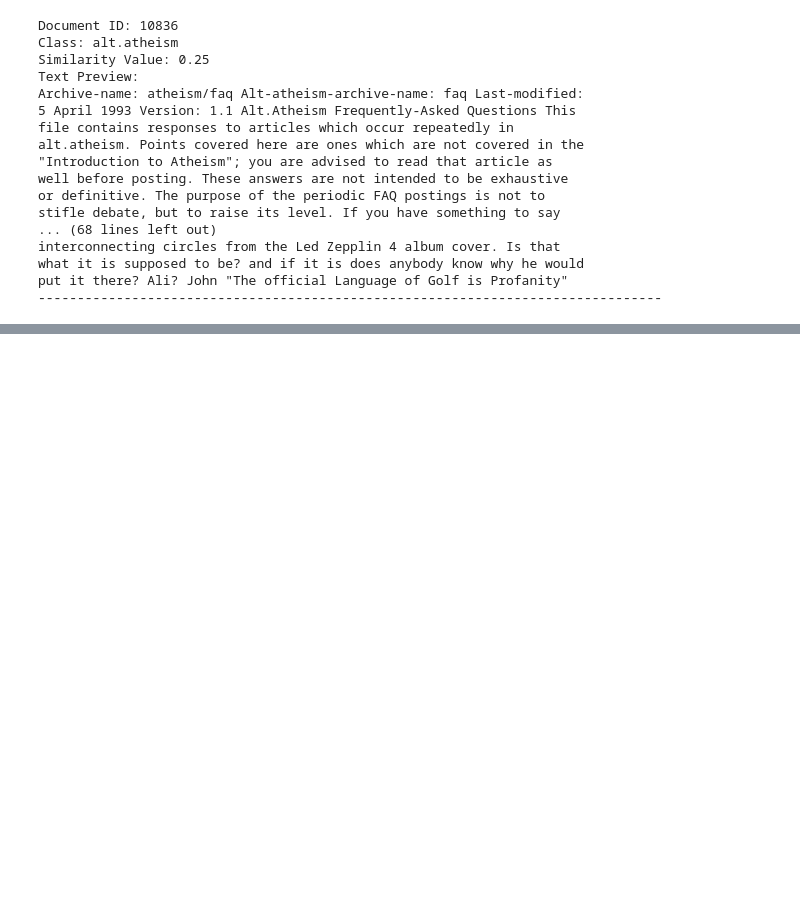
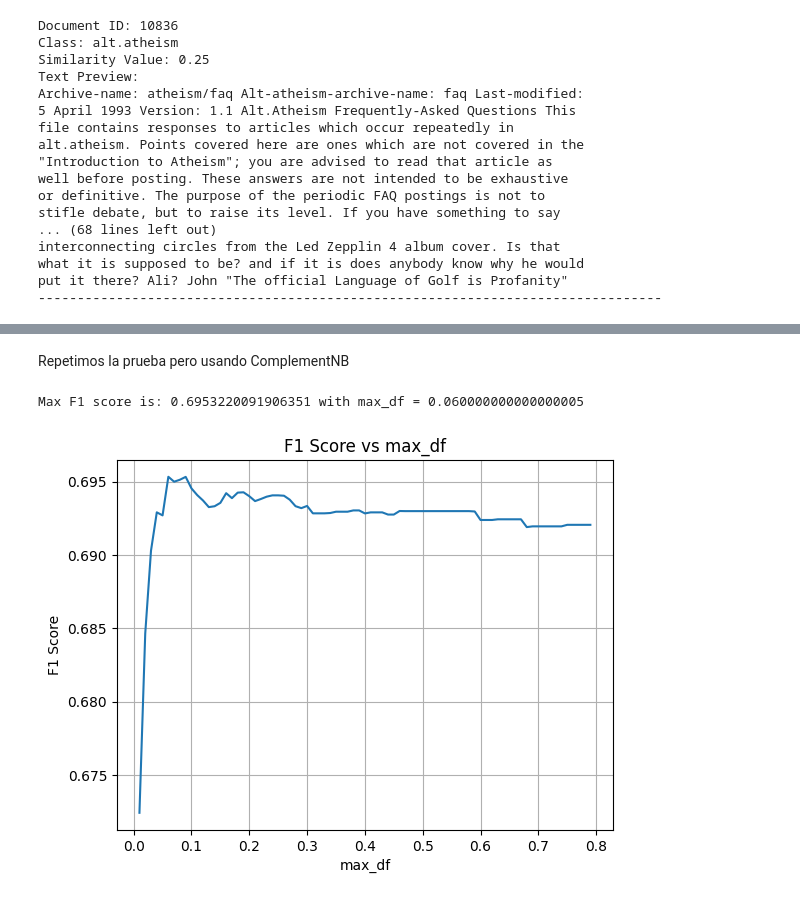
Before and after one commit to Octadeshays/nlp_desafios_odeshays, a Jupyter notebook: desafio_1/Desafio_1.ipynb, the cells around one changed output, grey strips where cells are left out. Saved outputs shown, nothing was run; the diff lists cells and outputs as text; code cells hidden in the pictures; blank space fills up the shorter version.

```diff
--- a/desafio_1/Desafio_1.ipynb
+++ b/desafio_1/Desafio_1.ipynb
@@ -446,0 +489,41 @@ indices[4]
+# %% [markdown]
+Repetimos la prueba pero usando ComplementNB
+# %%
+newsgroups_train = fetch_20newsgroups(subset='train', remove=('headers', 'footers', 'quotes'))
+newsgroups_test = fetch_20newsgroups(subset='test', remove=('headers', 'footers', 'quotes'))
+
+# De acuerdo a la documentacion:
+# max_df: When building the vocabulary ignore terms that have a document frequency strictly higher than the given threshold
+# Variamos este parametro y vemos como cambia F1:
+f1_list = []
+max_df_list = list(np.arange(0.01, 0.8, 0.01))
+for max_df in max_df_list:
+    # Probamos eliminando las palabras con muy alta frecuencia
+    tfidfvect = TfidfVectorizer(max_df=max_df)
+    # Con max_df=0.10 sube F1 a 0.642
+
+    X_train = tfidfvect.fit_transform(newsgroups_train.data)
+
+    y_train = newsgroups_train.target
+
+    idx2word = {v: k for k,v in tfidfvect.vocabulary_.items()}
+
+    clf = ComplementNB()
+    clf.fit(X_train, y_train)
+
+    X_test = tfidfvect.transform(newsgroups_test.data)
+    y_test = newsgroups_test.target
+    y_pred =  clf.predict(X_test)
+
+    f1_list.append(f1_score(y_test, y_pred, average='macro'))
+
+print(f"Max F1 score is: {max(f1_list)} with max_df = {max_df_list[np.argmax(f1_list)]}")
+
+plt.plot(max_df_list, f1_list)
+plt.title("F1 Score vs max_df")
+plt.xlabel('max_df')
+plt.ylabel('F1 Score')
+plt.grid(True)
+# %% [output]
+Max F1 score is: 0.6953220091906351 with max_df = 0.060000000000000005
+[figure, added]
```
Also changed, not shown: parts of 13 cells of this notebook.
